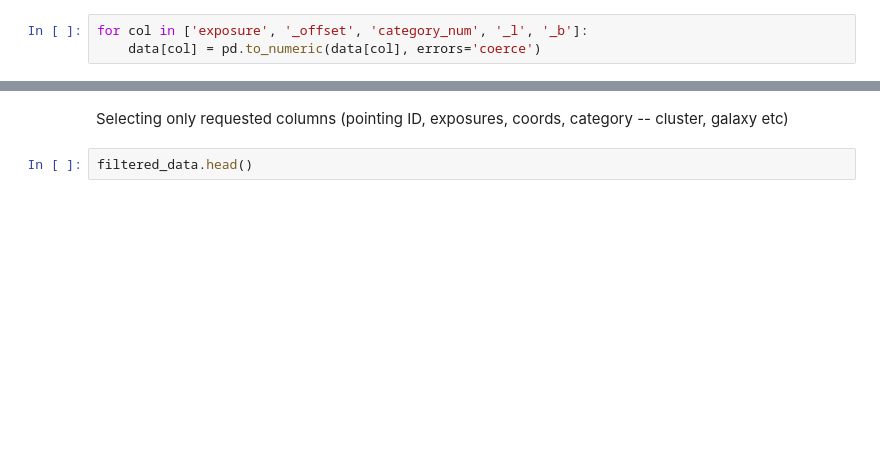
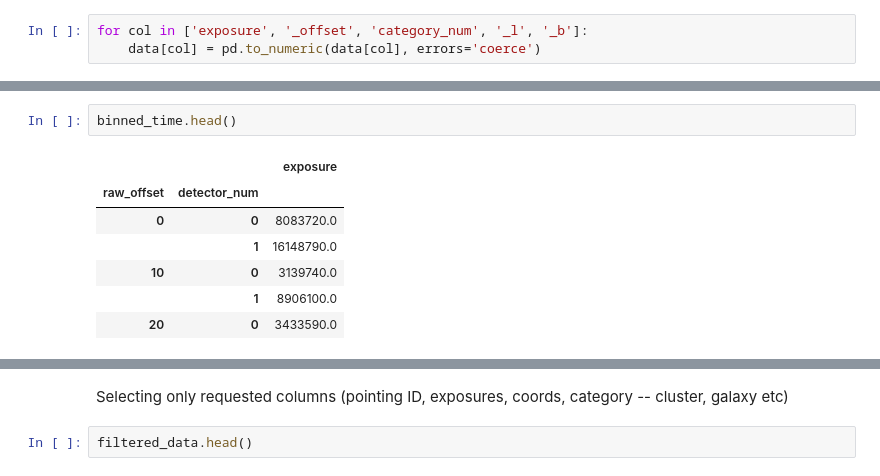
Before and after one commit to Dima806/archived-xray-data-heasarc, a Jupyter notebook: archived-chandra-data.ipynb, the cells around one changed output, grey strips where cells are left out. Cells and saved outputs as stored; diff of their text form; blank space fills up the shorter version.

```diff
--- a/archived-chandra-data.ipynb
+++ b/archived-chandra-data.ipynb
@@ -210,0 +231,10 @@ binned_time = filtered_data.groupby('raw_offset').agg(sum)[['exposure']]
+# %%
+binned_time.head()
+# %% [output]
+|  |  | exposure |
+| raw_offset | detector_num |  |
+| 0 | 0 | 8083720.0 |
+|  | 1 | 16148790.0 |
+| 10 | 0 | 3139740.0 |
+|  | 1 | 8906100.0 |
+| 20 | 0 | 3433590.0 |
```
Also changed, not shown: parts of 13 cells of this notebook.
